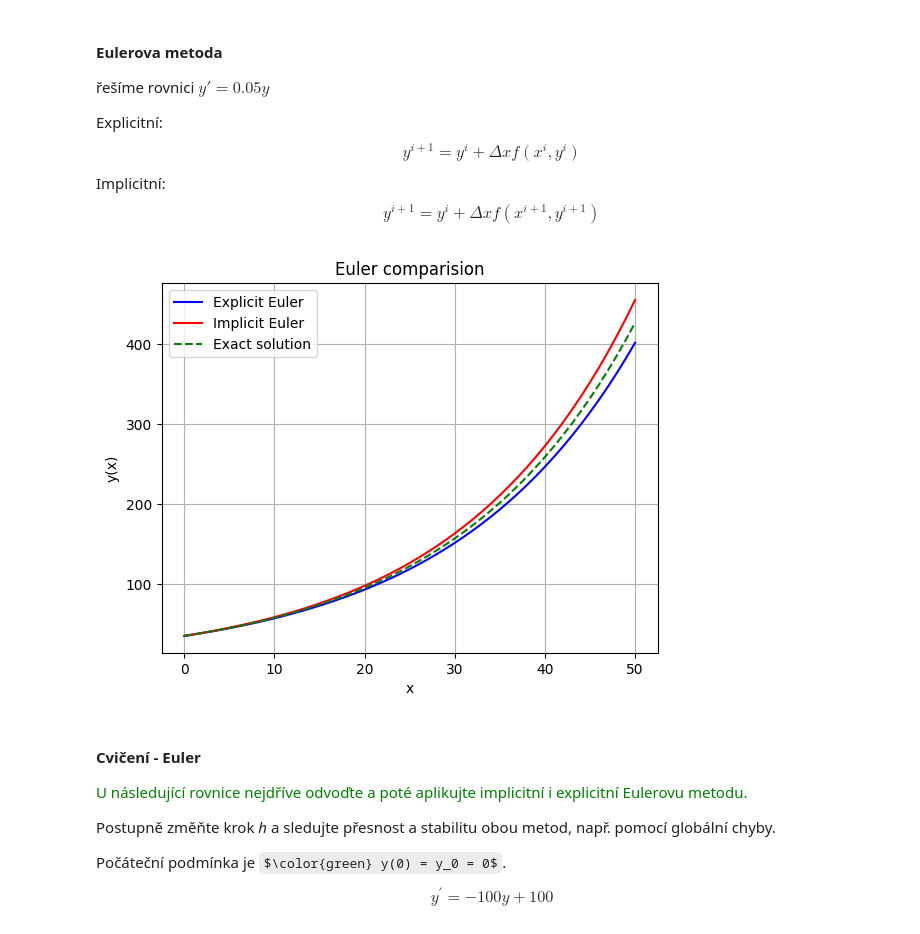
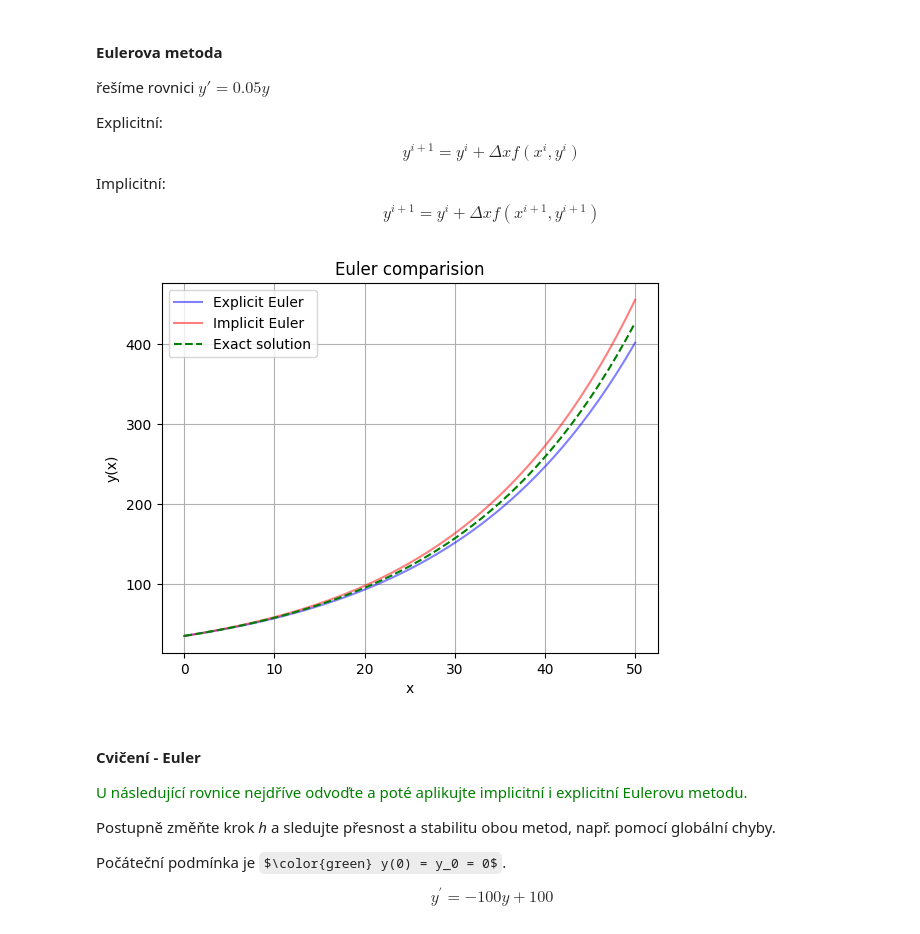
Before and after one commit to pkbcz/MSW2, a Jupyter notebook: 12 Diferencialni rovnice.ipynb, the cells around one changed output. Saved outputs shown, nothing was run; the diff lists cells and outputs as text; code cells hidden in the pictures; some formulas as TeX source.

```diff
--- a/12 Diferencialni rovnice.ipynb
+++ b/12 Diferencialni rovnice.ipynb
@@ -1068,8 +1068,8 @@ def explicit_euler(f, xmin, xmax, dx, y0, label):       # funkce, od, do, dx, y0
     yexpl = np.zeros(len(x))
     yexpl[0] = y0
     for i in range(0, len(x) - 1):
-        yexpl[i+1] = yexpl[i] + dx*f(x[i], yexpl[i])
-    plt.plot(x, yexpl, 'b-', label=label)               # vykreslení
+        yexpl[i+1] = yexpl[i] + dx*f(x[i], yexpl[i])    # f zadána jako parametr
+    plt.plot(x, yexpl, 'b-', alpha = 0.5, label=label)               # vykreslení
     return yexpl
 
 
@@ -1079,35 +1079,35 @@ def implicit_euler(f, xmin, xmax, dx, y0, label):
         yi_next = yi
         for i in range(niterations):
             yi_next = yi + dx*f(xi_next, yi_next)
         return yi_next
 
     x = np.arange(xmin, xmax+dx, dx)
     yimpl = np.zeros(len(x))
     yimpl[0] = y0
     for i in range(0, len(x) - 1):
         yi_next = fixed_point_iteration(f, yimpl[i], x[i+1], dx, 10) # = yimpl[i+1] aprox
         yimpl[i+1] = yimpl[i] + dx*f(x[i+1], yi_next)
-    plt.plot(x, yimpl, 'r-', label=label)               # vykreslení
+    plt.plot(x, yimpl, 'r-', alpha = 0.5, label=label)               # vykreslení
     return yimpl
 
 def presne(xmin, xmax, dx, y0, label):                  # přesné řešení
     x = np.arange(xmin, xmax+dx, dx)
     y = y0*np.exp(0.05*x)
     plt.plot(x, y, 'g--', label=label)                  # vykreslení
 
 
 explicit_euler(f=lambda x, y: 0.05*y, xmin=0, xmax=50, dx=1, y0=35, label="Explicit Euler")
 implicit_euler(f=lambda x, y: 0.05*y, xmin=0, xmax=50, dx=1, y0=35, label="Implicit Euler")
 presne(xmin=0, xmax=50, dx=1, y0=35, label="Exact solution")
 
 plt.title('Euler comparision')
 plt.xlabel('x')
 plt.ylabel('y(x)')
 plt.grid()
 plt.legend()
 plt.show()
 # %% [output]
-[figure, old version]
+[figure, new version]
 # %% [markdown]
 #### Cvičení - Euler
 <font color="green">U následující rovnice nejdříve odvoďte a poté aplikujte implicitní i explicitní Eulerovu metodu.
```
Also changed, not shown: parts of 13 cells of this notebook.
